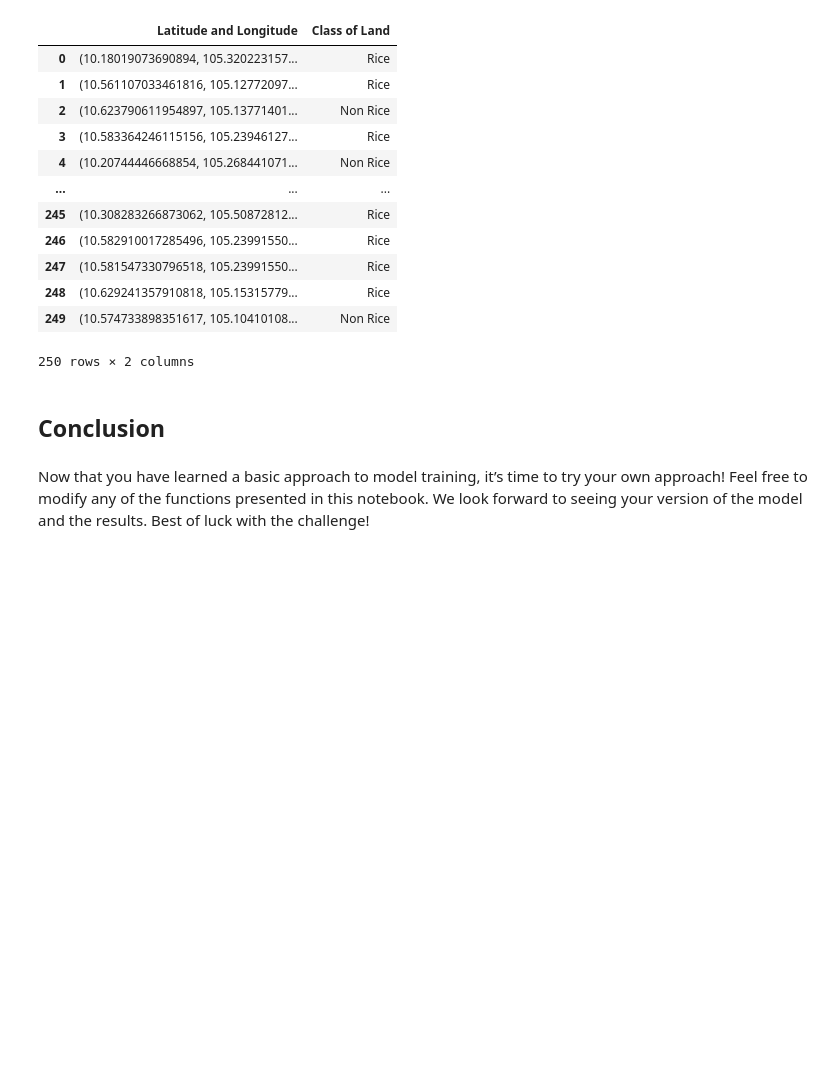
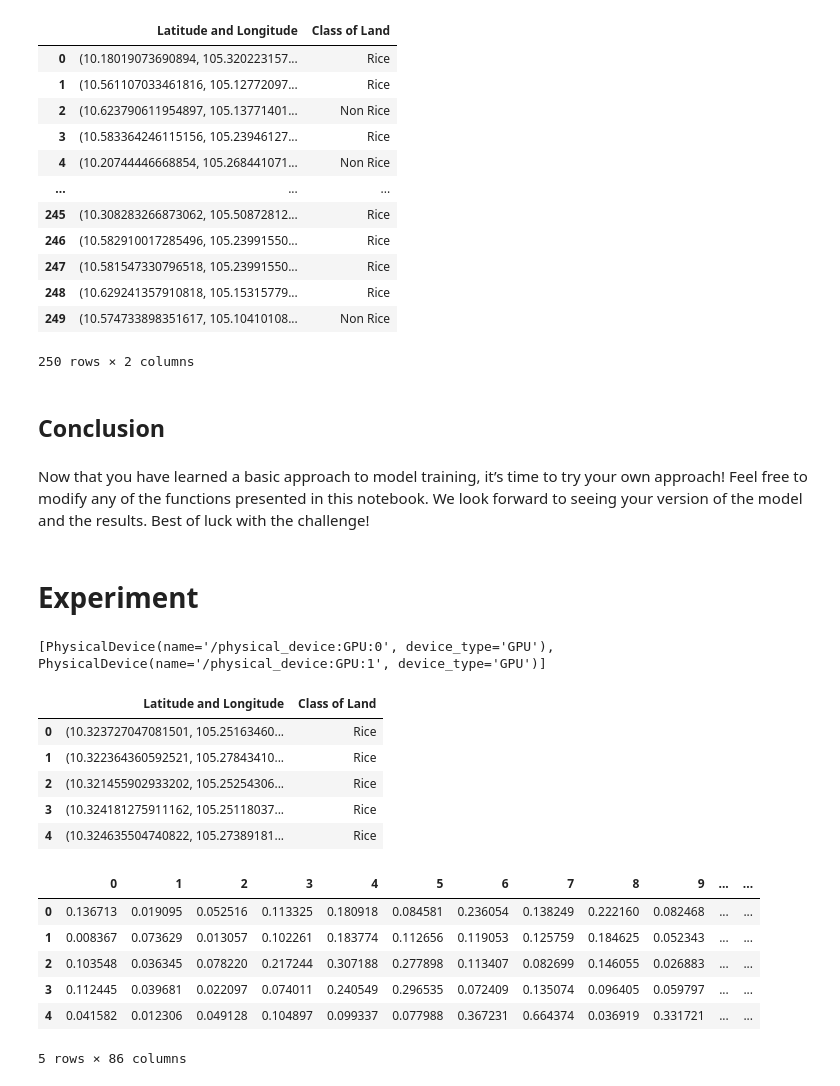
Before and after one commit to creed123/crop-ai, a Jupyter notebook: Level 1 Notebook Benchmark.ipynb, the cells around one changed output. Drawn from its saved outputs; the diff is of its cells as text; code cells hidden in the pictures; blank space fills up the shorter version.

```diff
--- a/Level 1 Notebook Benchmark.ipynb
+++ b/Level 1 Notebook Benchmark.ipynb
@@ -379,3 +379,36 @@ submission_df.to_csv("challenge_1_submission_rice_crop_prediction.csv",index = F
 ## Conclusion
 # %% [markdown]
 Now that you have learned a basic approach to model training, it’s time to try your own approach! Feel free to modify any of the functions presented in this notebook. We look forward to seeing your version of the model and the results. Best of luck with the challenge!
+# %% [markdown]
+# Experiment
+# %%
+import pandas as pd
+import numpy as np
+import matplotlib.pyplot as plt
+from IPython.display import display,clear_output
+import os
+import tensorflow as tf
+from tensorflow import keras
+from tensorflow.keras import layers
+print(tf.config.list_physical_devices('GPU'))
+# %% [output]
+[PhysicalDevice(name='/physical_device:GPU:0', device_type='GPU'), PhysicalDevice(name='/physical_device:GPU:1', device_type='GPU')]
+# %%
+crop_presence_data = pd.read_csv("./Data/Crop_Location_Data_20221201.csv")
+display(crop_presence_data.head())
+aux_data = pd.read_csv("./Data/S1Data.csv",index_col=0)
+display(aux_data.head())
+# %% [output]
+|  | Latitude and Longitude | Class of Land |
+| 0 | (10.323727047081501, 105.25163460... | Rice |
+| 1 | (10.322364360592521, 105.27843410... | Rice |
+| 2 | (10.321455902933202, 105.25254306... | Rice |
+| 3 | (10.324181275911162, 105.25118037... | Rice |
+| 4 | (10.324635504740822, 105.27389181... | Rice |
+|  | 0 | 1 | 2 | 3 | 4 | 5 | 6 | 7 | 8 | 9 | ... | ... |
+| 0 | 0.136713 | 0.019095 | 0.052516 | 0.113325 | 0.180918 | 0.084581 | 0.236054 | 0.138249 | 0.222160 | 0.082468 | ... | ... |
+| 1 | 0.008367 | 0.073629 | 0.013057 | 0.102261 | 0.183774 | 0.112656 | 0.119053 | 0.125759 | 0.184625 | 0.052343 | ... | ... |
+| 2 | 0.103548 | 0.036345 | 0.078220 | 0.217244 | 0.307188 | 0.277898 | 0.113407 | 0.082699 | 0.146055 | 0.026883 | ... | ... |
+| 3 | 0.112445 | 0.039681 | 0.022097 | 0.074011 | 0.240549 | 0.296535 | 0.072409 | 0.135074 | 0.096405 | 0.059797 | ... | ... |
+| 4 | 0.041582 | 0.012306 | 0.049128 | 0.104897 | 0.099337 | 0.077988 | 0.367231 | 0.664374 | 0.036919 | 0.331721 | ... | ... |
+5 rows × 86 columns
```
Also changed, not shown: parts of 11 cells of this notebook, 10 other files.
